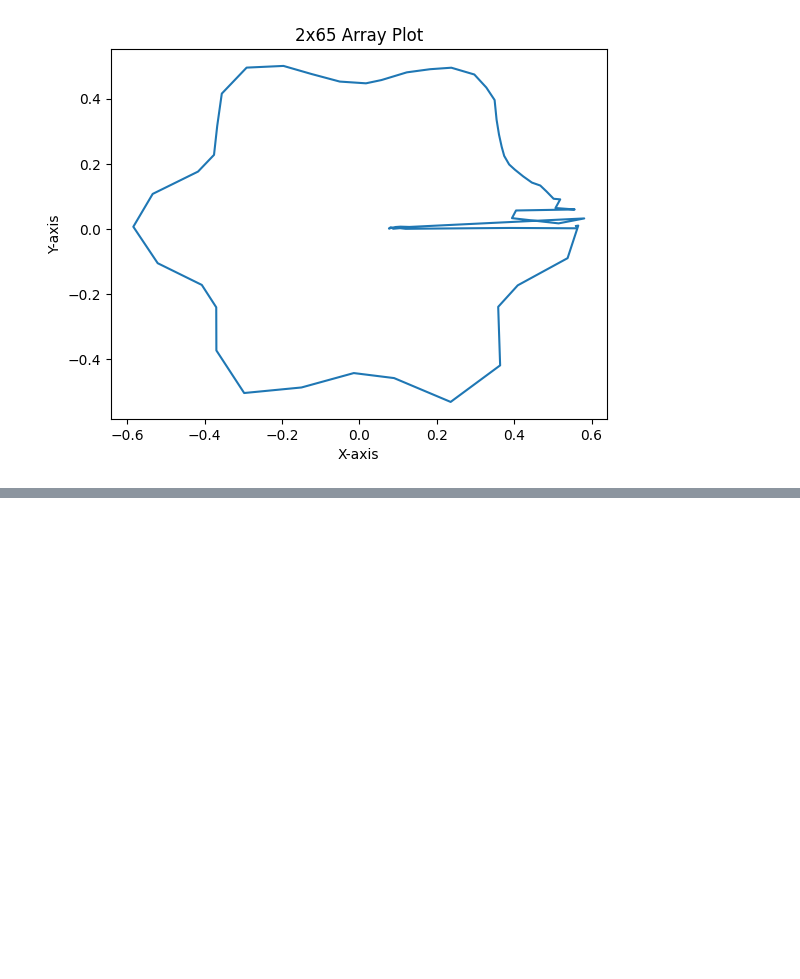
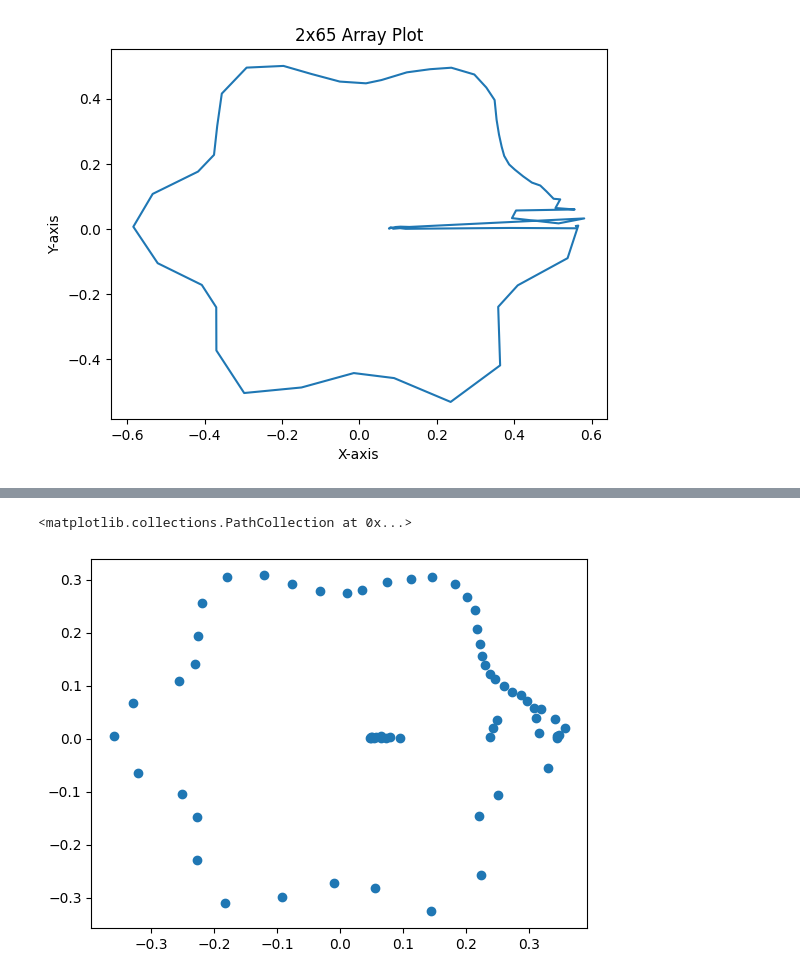
Before and after one commit to kevin866/pyiga, a Jupyter notebook: notebooks/read_data.ipynb, the cells around one changed output, grey strips where cells are left out. Cells and saved outputs as stored; diff of their text form; code cells hidden in the pictures; blank space fills up the shorter version.

```diff
--- a/notebooks/read_data.ipynb
+++ b/notebooks/read_data.ipynb
@@ -118,0 +174,6 @@ plt.show()
+# %%
+fig = plt.figure(figsize=(100, 40))
+ax = fig.add_subplot(111)
+for segment in segments:
+    ax.plot(*zip(*segment),lw=1.2, alpha=.7)
+segments = np.array(segments[0])
@@ -118,0 +194,5 @@ plt.show()
+# %%
+plt.scatter(segments[:,0], segments[:,1])
+# %% [output]
+<matplotlib.collections.PathCollection at 0x...>
+[figure, added]
```
Also changed, not shown: parts of 15 cells of this notebook, 4 other files.
